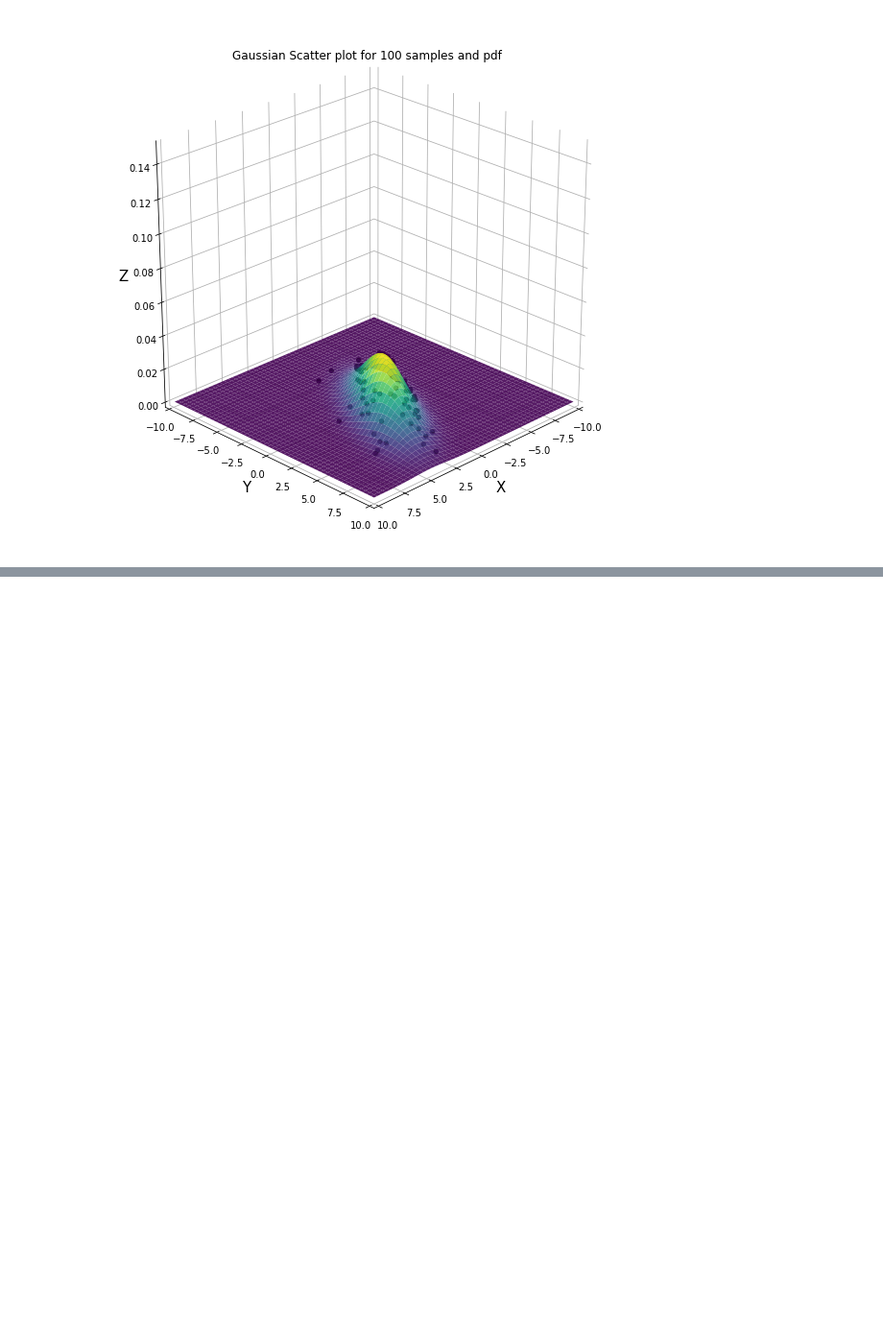
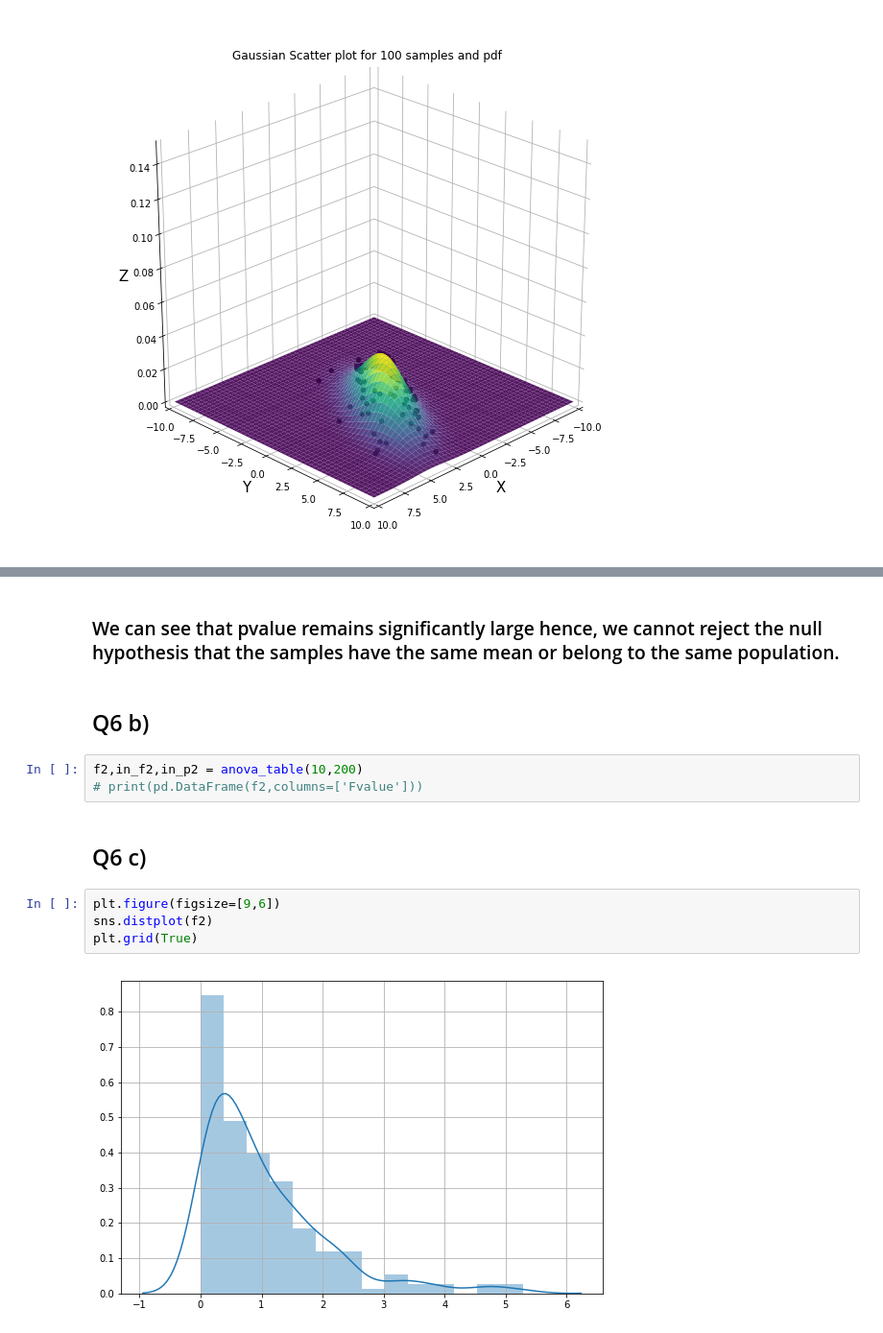
Before and after one commit to Pratvi27/Data-Analysis-and-Visualization, a Jupyter notebook: codes/Assignment.ipynb, the cells around one changed output, grey strips where cells are left out. Shown at 96% size. Cells and saved outputs as stored; diff of their text form; blank space fills up the shorter version.

```diff
--- a/codes/Assignment.ipynb
+++ b/codes/Assignment.ipynb
@@ -152,0 +206,15 @@ plt.show()
+# %% [markdown]
+### We can see that pvalue remains significantly large hence, we cannot reject the null hypothesis that the samples have the same mean or belong to the same population.
+# %% [markdown]
+## Q6 b)
+# %%
+f2,in_f2,in_p2 = anova_table(10,200)
+# print(pd.DataFrame(f2,columns=['Fvalue']))
+# %% [markdown]
+## Q6 c)
+# %%
+plt.figure(figsize=[9,6])
+sns.distplot(f2)
+plt.grid(True)
+# %% [output]
+[figure, added]
```
Also changed, not shown: parts of 5 cells of this notebook.
